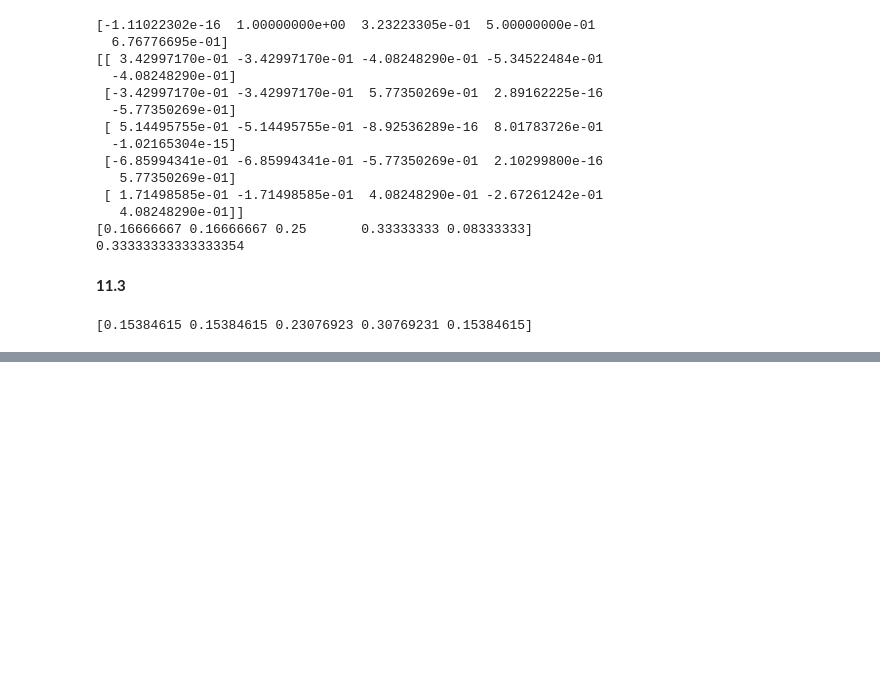
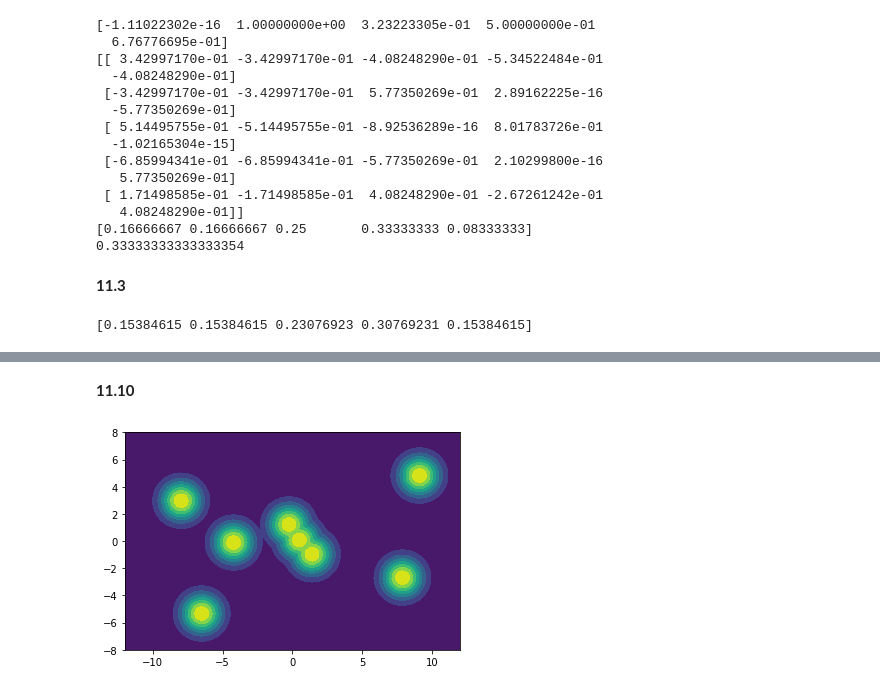
Before and after one commit to IanFla/Monte-Carlo, a Jupyter notebook: Ch11.ipynb, the cells around one changed output, grey strips where cells are left out. Saved outputs shown, nothing was run; the diff lists cells and outputs as text; code cells hidden in the pictures; blank space fills up the shorter version.

```diff
--- a/Ch11.ipynb
+++ b/Ch11.ipynb
@@ -113,0 +184,29 @@ print(np.array([2,2,3,4,2])/13)
+# %% [markdown]
+**11.10**
+# %%
+Theta=np.array([[9.11,7.89,-0.24,0.5,1.41,-7.97,-6.5,-4.21],[4.82,-2.69,1.22,0.08,-0.97,2.97,-5.33,-0.11]])
+piu=lambda x: np.max([multi_norm.pdf(x=x,mean=theta) for theta in Theta.T],axis=0)
+def RWM10(n,sigma):
+    S=np.zeros([n+1,2])
+    S[0]=[0,0]
+    U=multi_norm.rvs(size=n,mean=[0,0])
+    R=uniform.rvs(size=n)
+    for i in range(n):
+        y=S[i]+sigma*U[i]
+        r=piu(y)/piu(S[i])
+        if R[i]<=r:
+            S[i+1]=y
+        else:
+            S[i+1]=S[i]
+
+    return S
+# %%
+X=np.linspace(-12,12,110)
+Y=np.linspace(-8,8,80)
+X,Y=np.meshgrid(X,Y)
+Z=np.array([X,Y]).T
+Z=piu(Z).T
+plt.contourf(X,Y,Z)
+plt.show()
+# %% [output]
+[figure, added]
```
Also changed, not shown: parts of 15 cells of this notebook.
